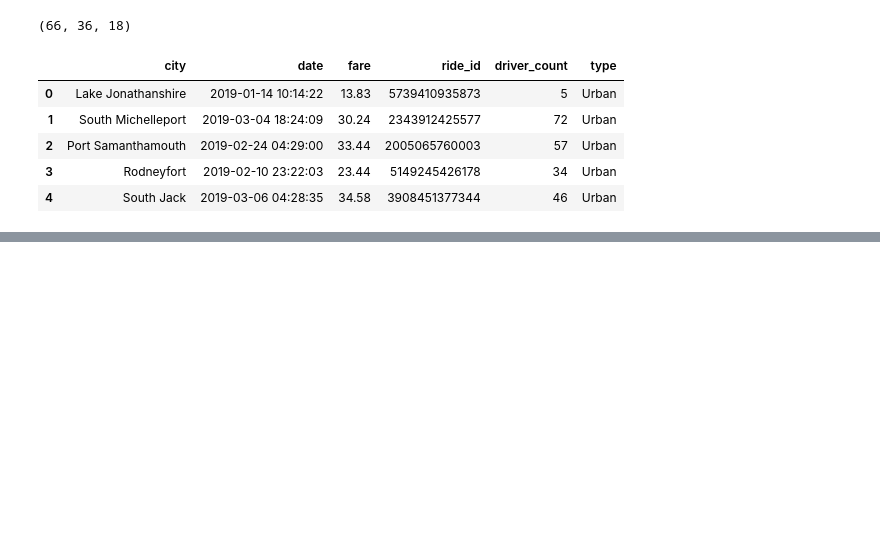
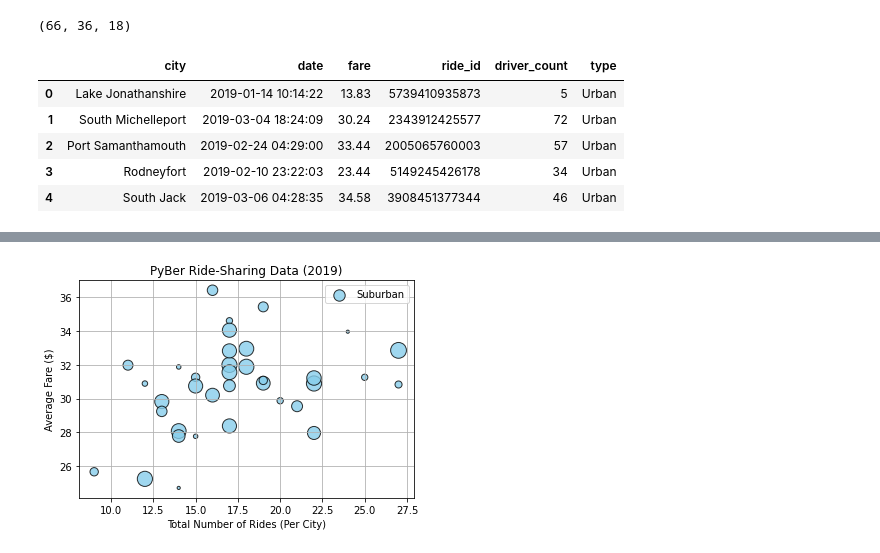
Before and after one commit to mannyinwang/PyBer_Analysis, a Jupyter notebook: PyBer.ipynb, the cells around one changed output, grey strips where cells are left out. Drawn from its saved outputs; the diff is of its cells as text; code cells hidden in the pictures; blank space fills up the shorter version.

```diff
--- a/PyBer.ipynb
+++ b/PyBer.ipynb
@@ -137,0 +151,4 @@ pyber_data_df.head()
+# %%
+# Creating the dataframes for Suburban and Rural cities
+suburban_city_df = pyber_data_df.loc[pyber_data_df['type'] == 'Suburban']
+rural_city_df = pyber_data_df.loc[pyber_data_df['type'] == 'Rural']
@@ -137,0 +228,11 @@ pyber_data_df.head()
+# %%
+# Suburban Bubble Plot
+plt.scatter(suburban_ride_count, suburban_avg_fare, s=suburban_driver_count*10, label='Suburban', c='skyblue',edgecolors='black',alpha=0.8, linewidths=1)
+plt.title("PyBer Ride-Sharing Data (2019)")
+plt.xlabel('Total Number of Rides (Per City)')
+plt.ylabel('Average Fare ($)')
+plt.legend()
+plt.grid(True)
+plt.show()
+# %% [output]
+[figure, added]
```
Also changed, not shown: parts of 13 cells of this notebook, 3 other files.
